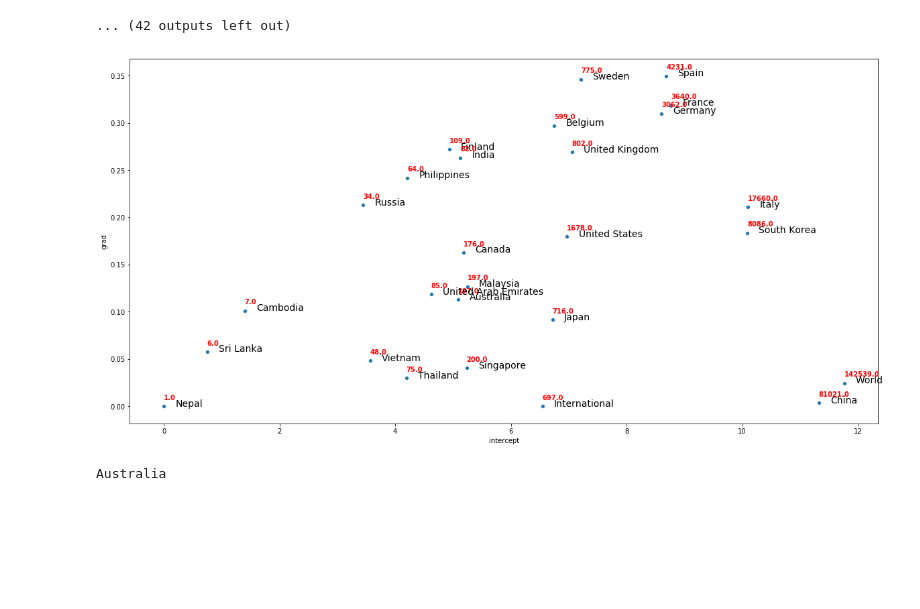
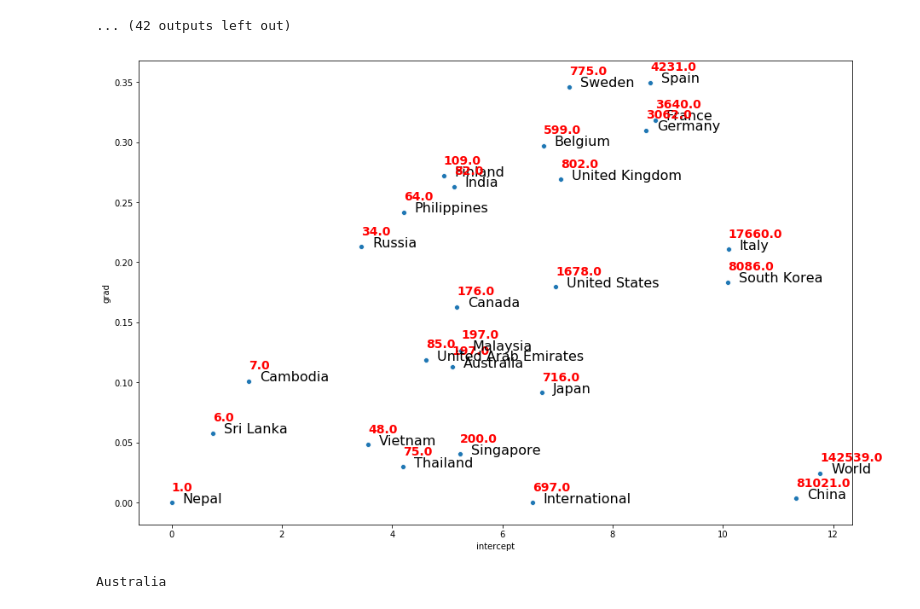
Before and after one commit to rishemjit/COVID_analysis, a Jupyter notebook: Regression_analysis.ipynb, the cells around one changed output. Cells and saved outputs as stored; diff of their text form; code cells hidden in the pictures; blank space fills up the shorter version.

```diff
--- a/Regression_analysis.ipynb
+++ b/Regression_analysis.ipynb
@@ -380,16 +380,16 @@ Prediction Interval: 19.440
 # %%
 import seaborn as sns
 
-plt.figure(figsize=[20,10])
+plt.figure(figsize=[15,10])
 
 p1 = sns.scatterplot(data=reg_df,x= 'intercept', y= 'grad')
 
 
 for i in range(0,reg_df.shape[0]):
-    p1.text(reg_df.intercept[i]+0.2, reg_df.grad[i], reg_df.index[i], horizontalalignment='left', size='medium', color='black',  fontsize =14)
-    p1.text(reg_df.intercept[i], reg_df.grad[i]+0.007, reg_df.maxCases[i], horizontalalignment='left', size='medium', color='red', weight='semibold')
+    p1.text(reg_df.intercept[i]+0.2, reg_df.grad[i], reg_df.index[i], horizontalalignment='left', size='medium', color='black',  fontsize =16)
+    p1.text(reg_df.intercept[i], reg_df.grad[i]+0.01, reg_df.maxCases[i], horizontalalignment='left', size='medium', color='red', weight='semibold', fontsize = 14)
 # %% [output]
-[figure, old version]
+[figure, new version]
 # %%
 def get_piecewise(s):
 
```
Also changed, not shown: parts of 2 cells of this notebook.
